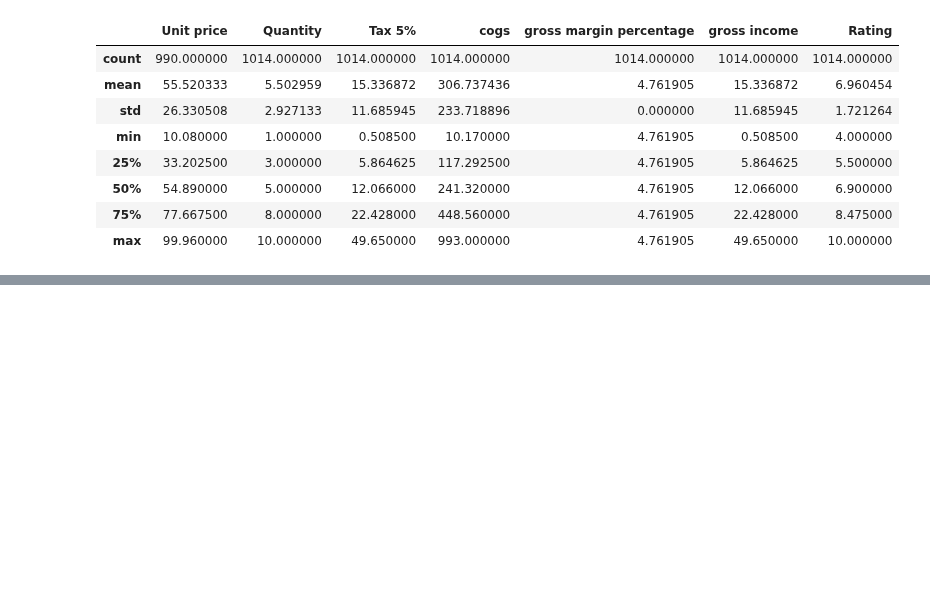
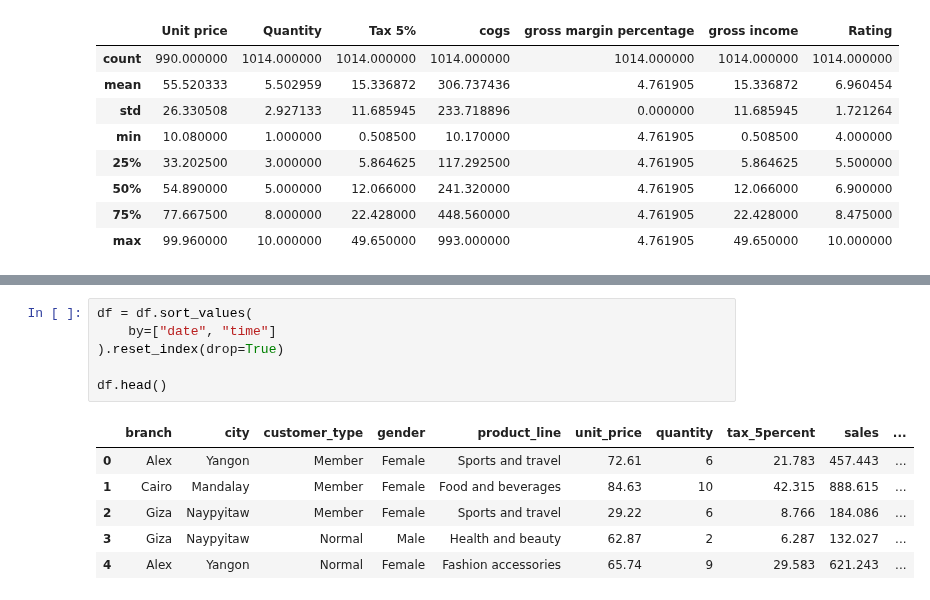
Before and after one commit to moaaz-z/DEPI, a Jupyter notebook: 2.ipynb, the cells around one changed output, grey strips where cells are left out. Drawn from its saved outputs; the diff is of its cells as text; blank space fills up the shorter version.

```diff
--- a/2.ipynb
+++ b/2.ipynb
@@ -48,0 +223,13 @@ df.describe()
+# %%
+df = df.sort_values(
+    by=["date", "time"]
+).reset_index(drop=True)
+
+df.head()
+# %% [output]
+|  | branch | city | customer_type | gender | product_line | unit_price | quantity | tax_5percent | sales | ... |
+| 0 | Alex | Yangon | Member | Female | Sports and travel | 72.61 | 6 | 21.783 | 457.443 | ... |
+| 1 | Cairo | Mandalay | Member | Female | Food and beverages | 84.63 | 10 | 42.315 | 888.615 | ... |
+| 2 | Giza | Naypyitaw | Member | Female | Sports and travel | 29.22 | 6 | 8.766 | 184.086 | ... |
+| 3 | Giza | Naypyitaw | Normal | Male | Health and beauty | 62.87 | 2 | 6.287 | 132.027 | ... |
+| 4 | Alex | Yangon | Normal | Female | Fashion accessories | 65.74 | 9 | 29.583 | 621.243 | ... |
```
Also changed, not shown: parts of 24 cells of this notebook.
